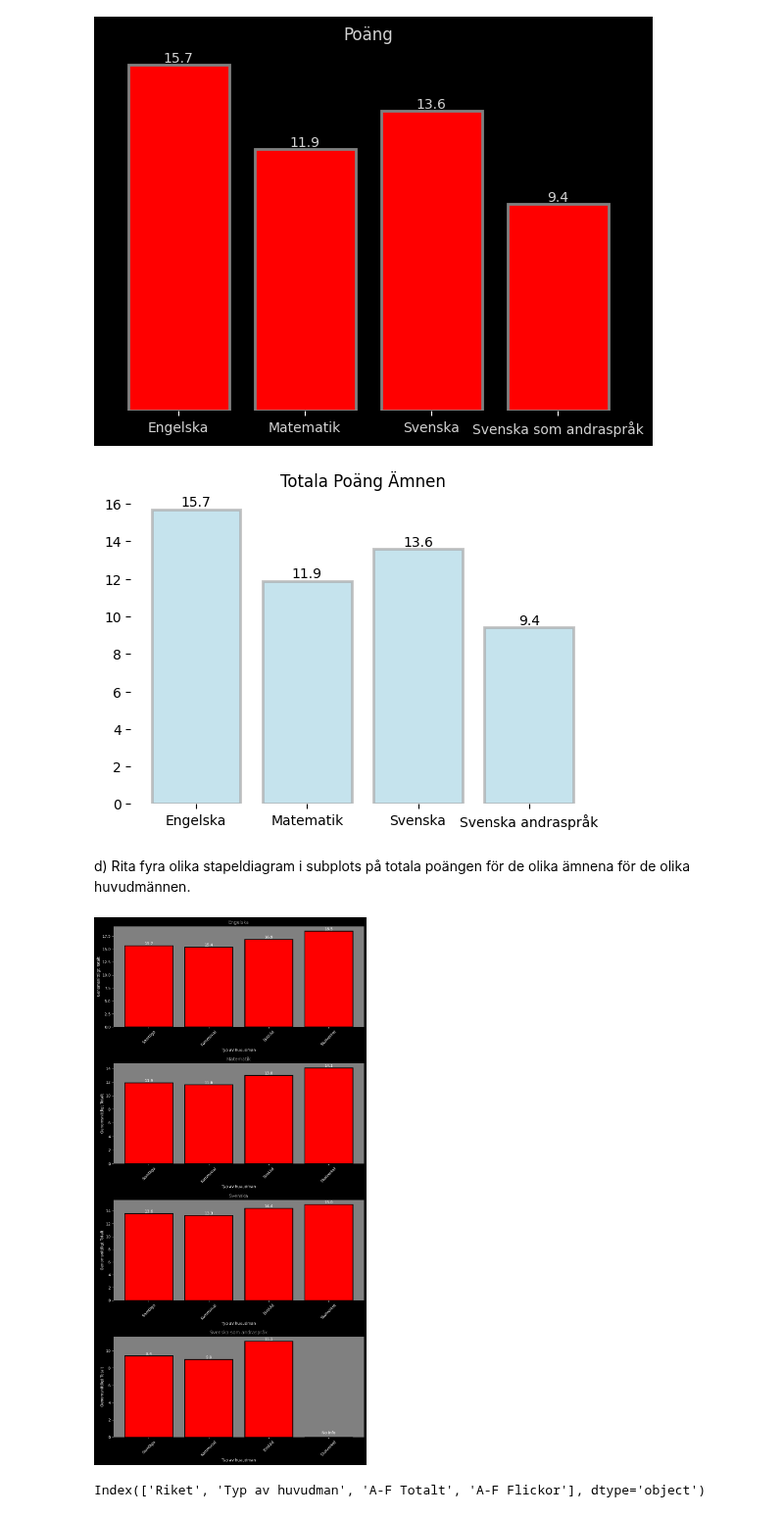
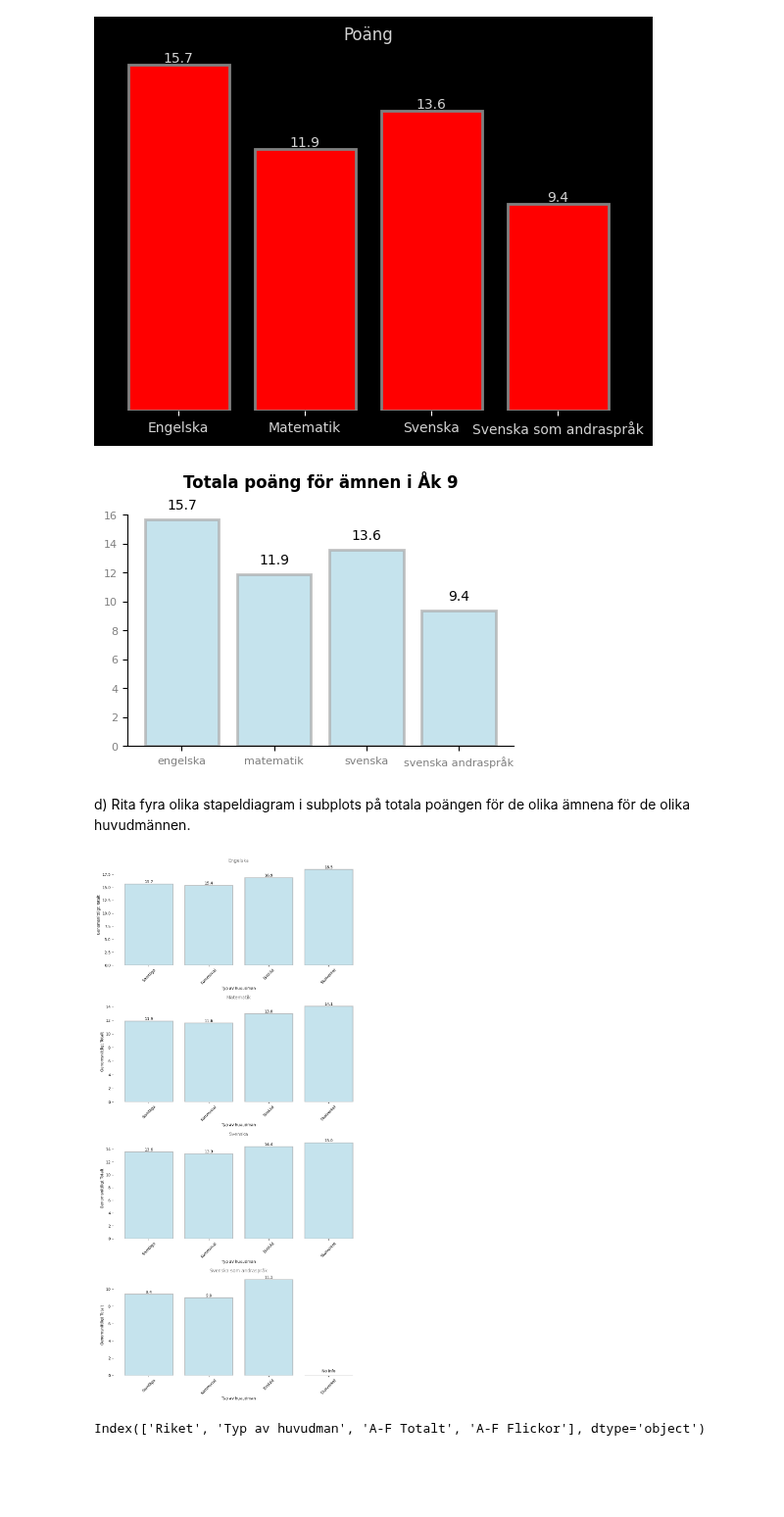
Before and after one commit to Markofbear/Python-Bjorn-Lagerblad-OPA23, a Jupyter notebook: Labb2/Labb2.ipynb, the cells around one changed output. Shown at 98% size. Saved outputs shown, nothing was run; the diff lists cells and outputs as text; code cells hidden in the pictures; blank space fills up the shorter version.

```diff
--- a/Labb2/Labb2.ipynb
+++ b/Labb2/Labb2.ipynb
@@ -160,7 +160,7 @@ import seaborn as sns
 
 file_path = "riket2023_åk9_np.xlsx"
 
-subjects = ["Engelska", "Matematik", "Svenska", "Svenska andraspråk"]
+subjects = ["engelska", "matematik", "svenska", "svenska andraspråk"]
 sheets = ["Engelska", "Matematik", "Svenska", "Svenska som andraspråk"]
 
 totalt = {}
@@ -176,28 +176,32 @@ plt.grid(False)
 
 plt.gca().spines['top'].set_visible(False)
 plt.gca().spines['right'].set_visible(False)
-plt.gca().spines['left'].set_visible(False)
-plt.gca().spines['bottom'].set_visible(False)
 
-plt.xticks(rotation=0, color="black")
+plt.xticks(rotation=0, color="gray", fontsize=8)
+plt.yticks(color="gray", fontsize=8)
 
 plt.gca().axes.get_yaxis().set_visible(True)
 
-plt.tight_layout(pad=5)
+plt.tight_layout(pad=8)
 
-plt.title("Totala Poäng Ämnen", color="black")
+plt.title("Totala poäng för ämnen i Åk 9", color="black", fontweight='bold', pad=20)
 
 for bar in bars:
     height = bar.get_height()
-    plt.text(bar.get_x() + bar.get_width()/2, height, round(height, 1),
+    plt.text(bar.get_x() + bar.get_width()/2, height + 0.5, round(height, 1),
              ha="center", va="bottom", color="black")
 
 plt.gca().patch.set_facecolor('white')
 plt.gca().patch.set_edgecolor('white')
 
+plt.minorticks_off()
+
+plt.ylim(0, 16)
+
+
 plt.show()
 # %% [output]
-[figure, old version]
+[figure, new version]
 # %% [markdown]
  d) Rita fyra olika stapeldiagram i subplots på totala poängen för de olika ämnena för de olika huvudmännen.
 # %%
@@ -226,44 +230,45 @@ num_plots = len(dfs) - 1
 subjects = list(dfs.keys())
 subjects.remove("Rapportbeskrivning och def.")
 
 fig, axs = plt.subplots(num_plots, 1, figsize=(10, 5*num_plots))
 
 for i, (sheet, df) in enumerate(dfs.items()):
     if sheet == "Rapportbeskrivning och def.":
         continue
     ax = axs[i] if num_plots > 1 else axs
     ax.set_title(sheet, color="gray")
 
     typ_av_huvudman = df["Typ av huvudman"]
 
     df.replace("..", 0, inplace=True)
 
     totalt = pd.to_numeric(df["Genomsnittligt Totalt"], errors="coerce")
 
-    bars = ax.bar(typ_av_huvudman, totalt, color="red", edgecolor="black", linewidth=2)
+    bars = ax.bar(typ_av_huvudman, totalt, color="lightblue", edgecolor="darkgray", linewidth=2, alpha=0.7)  # Adjusting color and transparency
 
     for bar, value in zip(bars, totalt):
         if value == 0:
-            ax.text(bar.get_x() + bar.get_width()/2., 0.5, "No info", ha="center", va="center", color="white")
+            ax.text(bar.get_x() + bar.get_width()/2., 0.5, "No info", ha="center", va="center", color="black")  # Adjusting text color
         else:
-            ax.text(bar.get_x() + bar.get_width()/2., value, str(value), ha="center", va="bottom")
+            ax.text(bar.get_x() + bar.get_width()/2., value, str(value), ha="center", va="bottom", color="black")  # Adjusting text color
 
     if "Skolverket" not in typ_av_huvudman.values:
-        ax.text(len(typ_av_huvudman), 0.5, "No info", ha="center", va="center")
+        ax.text(len(typ_av_huvudman), 0.5, "No info", ha="center", va="center", color="black")  # Adjusting text color
 
     ax.set_ylabel("Genomsnittligt Totalt")
     ax.set_xlabel("Typ av huvudman")
-    ax.tick_params(axis="x", rotation=45)
-    ax.set_facecolor("grey")
-    ax.spines["top"].set_color("black")
-    ax.spines["bottom"].set_color("black")
-    ax.spines["left"].set_color("black")
-    ax.spines["right"].set_color("black")
+    ax.tick_params(axis="x", rotation=45, colors="black")  # Adjusting tick color
+    ax.set_facecolor("white")  # Setting background color
+    ax.spines["top"].set_color("white")  # Hiding spines
+    ax.spines["bottom"].set_color("white")  # Hiding spines
+    ax.spines["left"].set_color("white")  # Hiding spines
+    ax.spines["right"].set_color("white")  # Hiding spines
+    ax.xaxis.set_ticks_position('bottom')  # Moving x-axis to the bottom
 
 plt.tight_layout()
 plt.show()
 # %% [output]
-[figure, old version]
+[figure, new version]
 # %%
 print(df.columns)
 # %% [output]
```
